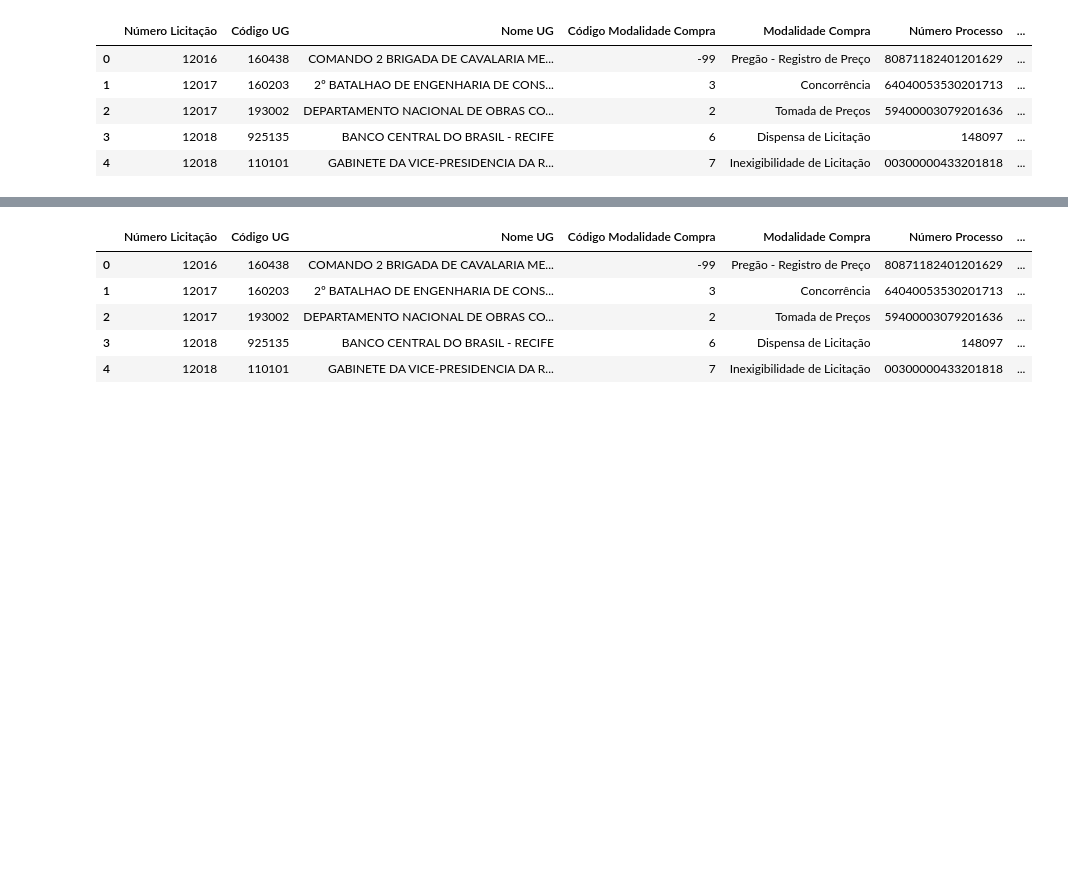
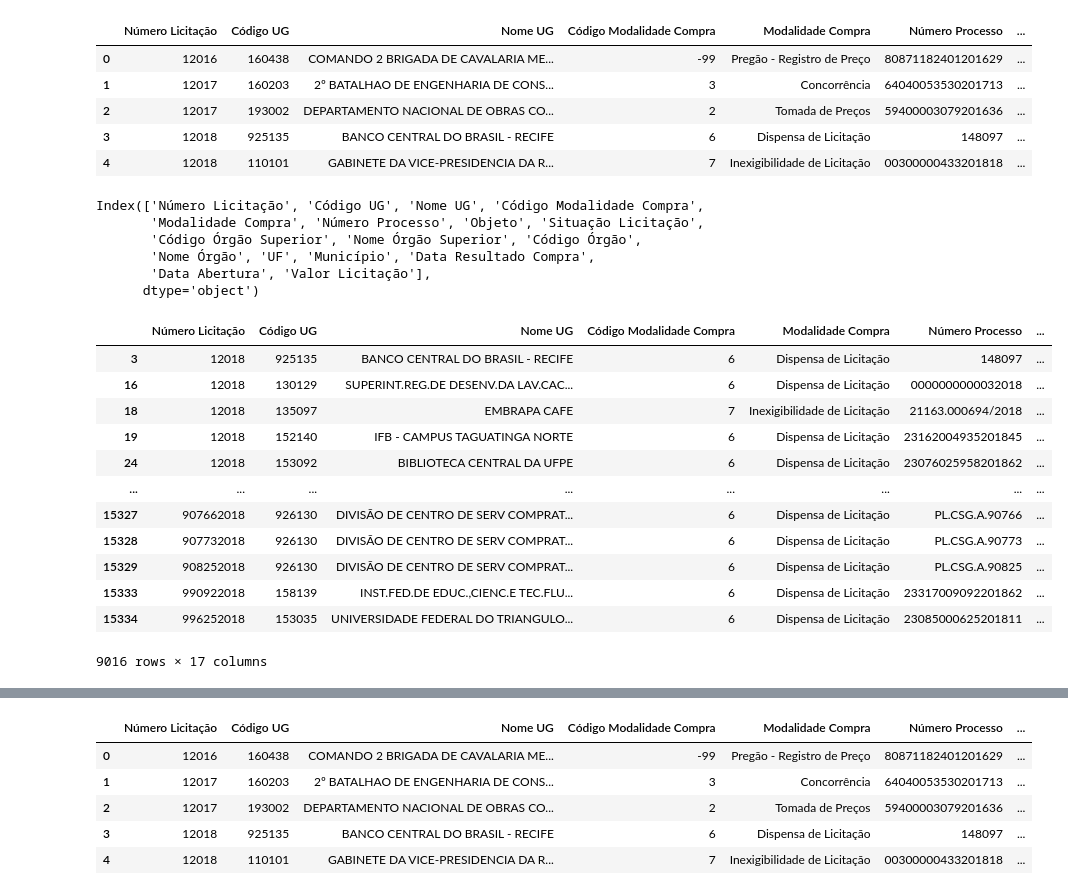
Before and after one commit to Angelmacario/python-analise-de-dados-programaria, a Jupyter notebook: Modulo 3/3_aula_pandas.ipynb, the cells around one changed output, grey strips where cells are left out. Saved outputs shown, nothing was run; the diff lists cells and outputs as text; code cells hidden in the pictures; blank space fills up the shorter version.

```diff
--- a/Modulo 3/3_aula_pandas.ipynb
+++ b/Modulo 3/3_aula_pandas.ipynb
@@ -29,3 +30,28 @@ dados.head()
 | 2 | 12017 | 193002 | DEPARTAMENTO NACIONAL DE OBRAS CO... | 2 | Tomada de Preços | 59400003079201636 | ... |
 | 3 | 12018 | 925135 | BANCO CENTRAL DO BRASIL - RECIFE | 6 | Dispensa de Licitação | 148097 | ... |
 | 4 | 12018 | 110101 | GABINETE DA VICE-PRESIDENCIA DA R... | 7 | Inexigibilidade de Licitação | 00300000433201818 | ... |
+# %%
+dados.columns
+# %% [output]
+Index(['Número Licitação', 'Código UG', 'Nome UG', 'Código Modalidade Compra',
+       'Modalidade Compra', 'Número Processo', 'Objeto', 'Situação Licitação',
+       'Código Órgão Superior', 'Nome Órgão Superior', 'Código Órgão',
+       'Nome Órgão', 'UF', 'Município', 'Data Resultado Compra',
+       'Data Abertura', 'Valor Licitação'],
+      dtype='object')
+# %%
+dados[dados['Situação Licitação'] == 'Encerrado']
+# %% [output]
+|  | Número Licitação | Código UG | Nome UG | Código Modalidade Compra | Modalidade Compra | Número Processo | ... |
+| 3 | 12018 | 925135 | BANCO CENTRAL DO BRASIL - RECIFE | 6 | Dispensa de Licitação | 148097 | ... |
+| 16 | 12018 | 130129 | SUPERINT.REG.DE DESENV.DA LAV.CAC... | 6 | Dispensa de Licitação | 0000000000032018 | ... |
+| 18 | 12018 | 135097 | EMBRAPA CAFE | 7 | Inexigibilidade de Licitação | 21163.000694/2018 | ... |
+| 19 | 12018 | 152140 | IFB - CAMPUS TAGUATINGA NORTE | 6 | Dispensa de Licitação | 23162004935201845 | ... |
+| 24 | 12018 | 153092 | BIBLIOTECA CENTRAL DA UFPE | 6 | Dispensa de Licitação | 23076025958201862 | ... |
+| ... | ... | ... | ... | ... | ... | ... | ... |
+| 15327 | 907662018 | 926130 | DIVISÃO DE CENTRO DE SERV COMPRAT... | 6 | Dispensa de Licitação | PL.CSG.A.90766 | ... |
+| 15328 | 907732018 | 926130 | DIVISÃO DE CENTRO DE SERV COMPRAT... | 6 | Dispensa de Licitação | PL.CSG.A.90773 | ... |
+| 15329 | 908252018 | 926130 | DIVISÃO DE CENTRO DE SERV COMPRAT... | 6 | Dispensa de Licitação | PL.CSG.A.90825 | ... |
+| 15333 | 990922018 | 158139 | INST.FED.DE EDUC.,CIENC.E TEC.FLU... | 6 | Dispensa de Licitação | 23317009092201862 | ... |
+| 15334 | 996252018 | 153035 | UNIVERSIDADE FEDERAL DO TRIANGULO... | 6 | Dispensa de Licitação | 23085000625201811 | ... |
+9016 rows × 17 columns
```
Also changed, not shown: parts of 4 cells of this notebook, 1 other file.
